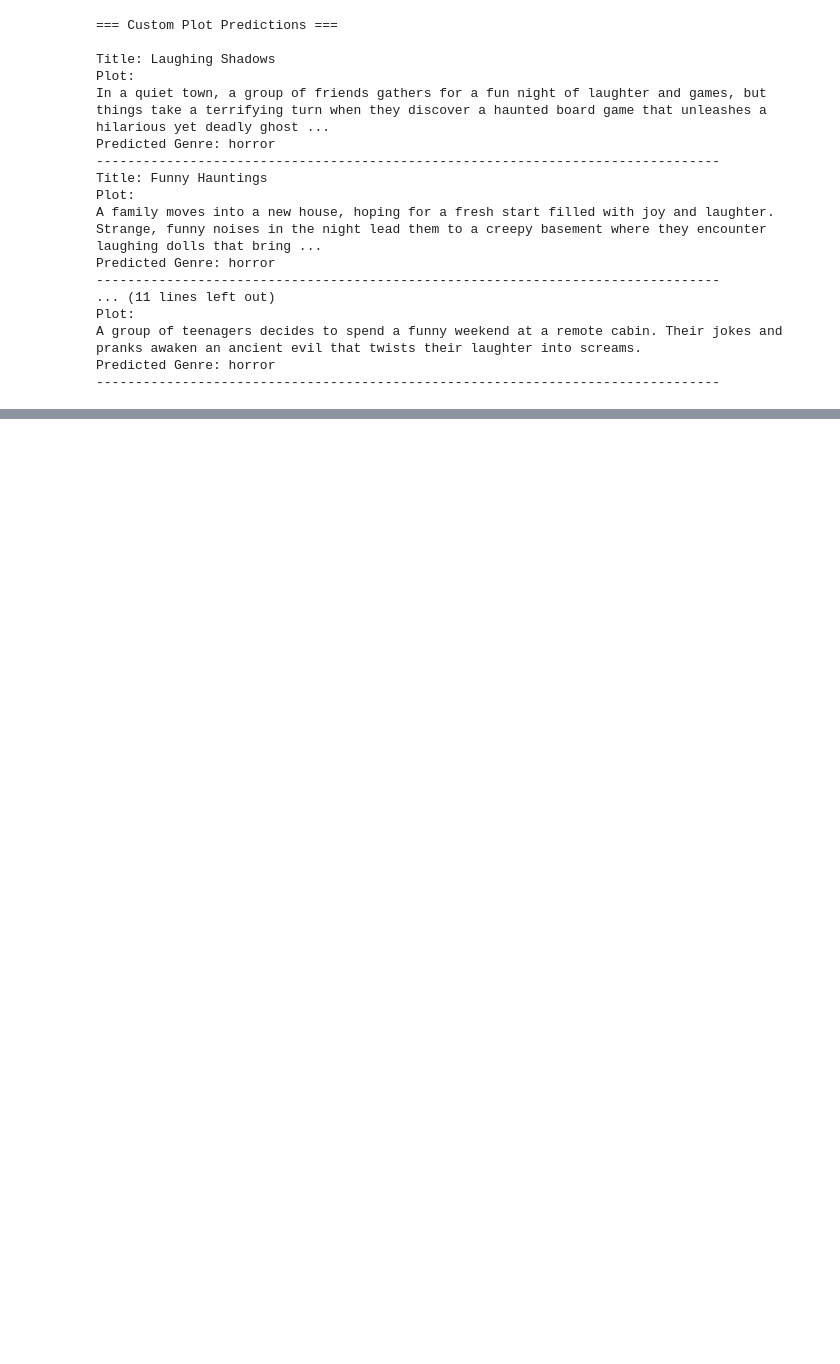
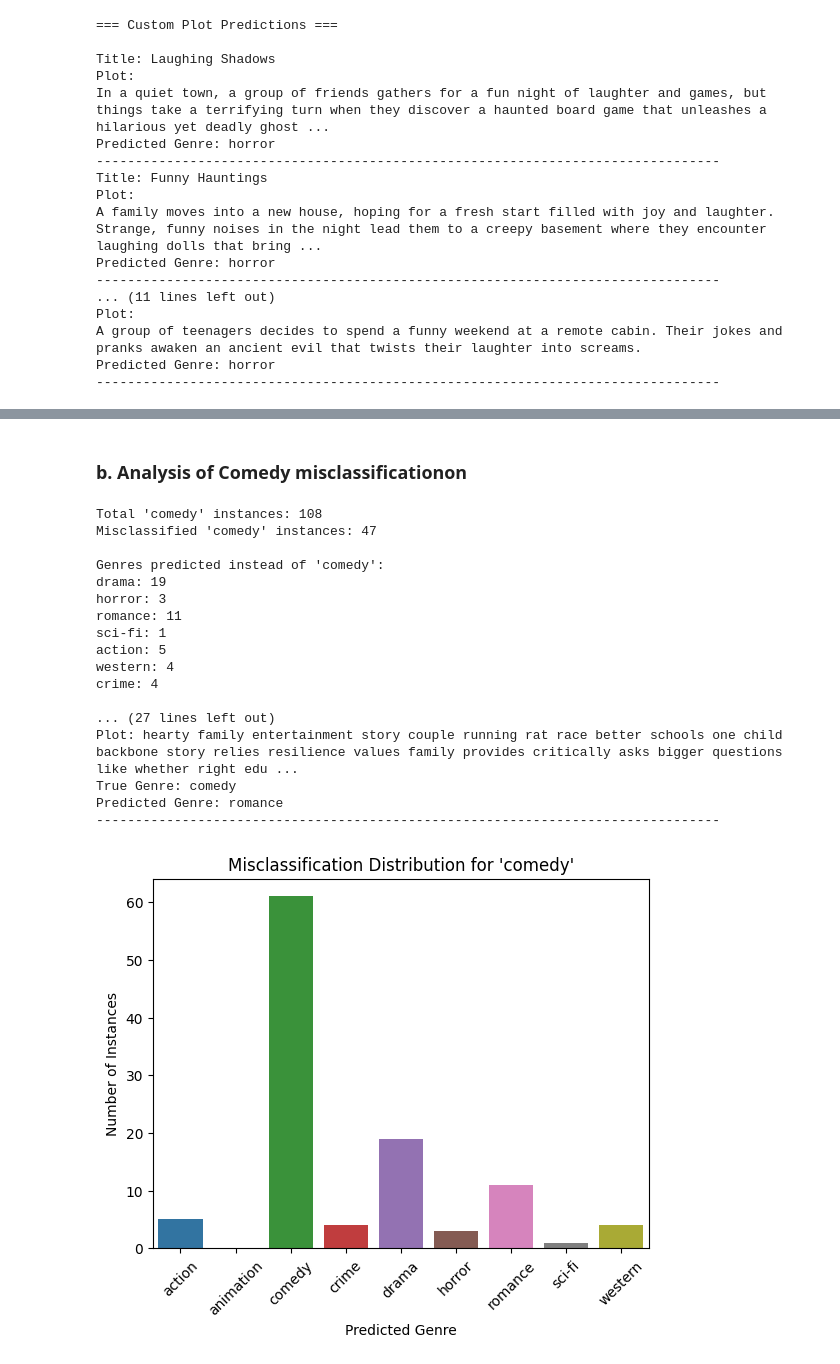
Before and after one commit to antonio-jotta/Movie-Genre-Classification, a Jupyter notebook: src/reviews.ipynb, the cells around one changed output, grey strips where cells are left out. Saved outputs shown, nothing was run; the diff lists cells and outputs as text; code cells hidden in the pictures; blank space fills up the shorter version.

```diff
--- a/src/reviews.ipynb
+++ b/src/reviews.ipynb
@@ -609,0 +612,77 @@ Predicted Genre: drama
+# %% [markdown]
+### b. Analysis of Comedy misclassificationon
+# %%
+# Get indices where true genre is 'comedy'
+comedy_indices = np.where(true_classes == 'comedy')[0]
+
+# Among these, find indices where the prediction is not 'comedy'
+misclassified_indices = comedy_indices[predicted_classes[comedy_indices] != 'comedy']
+
+print(f"Total 'comedy' instances: {len(comedy_indices)}")
+print(f"Misclassified 'comedy' instances: {len(misclassified_indices)}")
+
+# Get the predicted genres for the misclassified 'comedy' instances
+misclassified_predicted_genres = predicted_classes[misclassified_indices]
+
+# Count the occurrences of each predicted genre
+from collections import Counter
+
+genre_counts = Counter(misclassified_predicted_genres)
+
+print("\nGenres predicted instead of 'comedy':")
+for genre, count in genre_counts.items():
+    print(f"{genre}: {count}")
+
+# Get the misclassified examples from the test dataset
+# Note: Ensure that 'test_data' is accessible here; if not, you may need to adjust the code
+misclassified_data = test_data.reset_index(drop=True).iloc[misclassified_indices]
+
+# Add the predicted genres to the DataFrame
+misclassified_data = misclassified_data.copy()
+misclassified_data['Predicted_Genre'] = predicted_classes[misclassified_indices]
+
+# Display a few examples
+print("\nExamples of misclassified 'comedy' movies:")
+for idx, row in misclassified_data.head(5).iterrows():
+    print(f"Title: {row['Title']}")
+    print(f"Director: {row['Director']}")
+    print(f"Plot: {row['Plot']}")
+    print(f"True Genre: {row['Genre']}")
+    print(f"Predicted Genre: {row['Predicted_Genre']}")
+    print("-" * 80)
+
+import matplotlib.pyplot as plt
+import seaborn as sns
+
+# Create a subset confusion matrix for 'comedy'
+comedy_row_index = list(label_encoder.classes_).index('comedy')
+cm_comedy = cm[comedy_row_index, :]
+
+# Plot the misclassification distribution for 'comedy'
+plt.figure()
+sns.barplot(x=label_encoder.classes_, y=cm_comedy)
+plt.title("Misclassification Distribution for 'comedy'")
+plt.xlabel("Predicted Genre")
+plt.ylabel("Number of Instances")
+plt.xticks(rotation=45)
+plt.savefig('misclassification_distribution_comedy.png', bbox_inches='tight')
+plt.show()
+# %% [output]
+Total 'comedy' instances: 108
+Misclassified 'comedy' instances: 47
+
+Genres predicted instead of 'comedy':
+drama: 19
+horror: 3
+romance: 11
+sci-fi: 1
+action: 5
+western: 4
+crime: 4
+
+... (27 lines left out)
+Plot: hearty family entertainment story couple running rat race better schools one child backbone story relies resilience values family provides critically asks bigger questions like whether right edu ...
+True Genre: comedy
+Predicted Genre: romance
+--------------------------------------------------------------------------------
+[figure, added]
```
Also changed, not shown: parts of 22 cells of this notebook, 15 other files.
